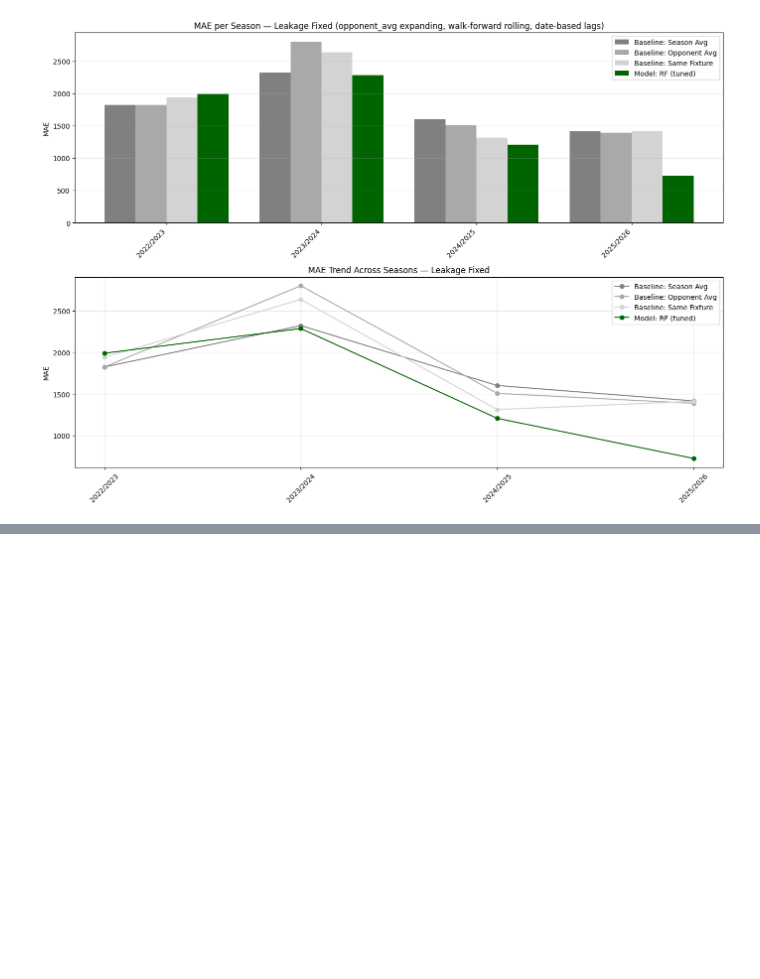
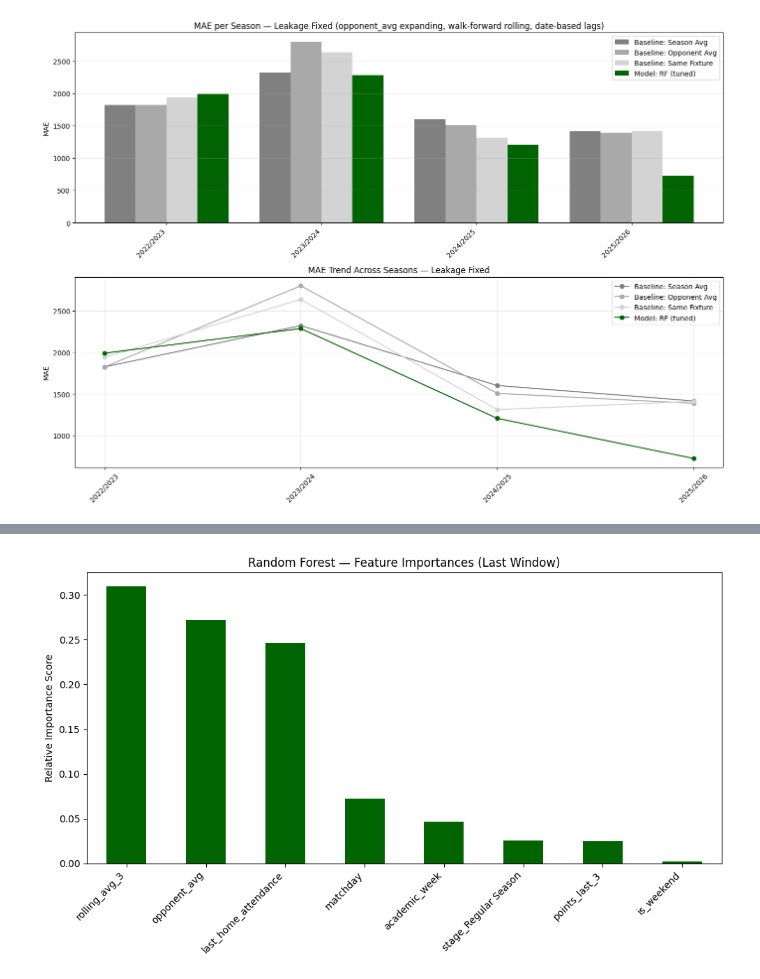
Before and after one commit to Oleksandr-Uvarov/OHL-team-16, a Jupyter notebook: match copy.ipynb, the cells around one changed output, grey strips where cells are left out. Drawn from its saved outputs; the diff is of its cells as text; code cells hidden in the pictures; blank space fills up the shorter version.

```diff
--- a/match copy.ipynb
+++ b/match copy.ipynb
@@ -1006,0 +1310,14 @@ Seasons available: ['2022/2023', '2023/2024', '2024/2025', '2025/2026']
+# %%
+importances_series = pd.Series(rf.feature_importances_, index=X_train.columns)
+
+sorted_importances = importances_series.sort_values(ascending=False)
+
+plt.figure(figsize=(10, 6))
+sorted_importances.plot(kind="bar", color="darkgreen")
+plt.title("Random Forest — Feature Importances (Last Window)")
+plt.ylabel("Relative Importance Score")
+plt.xticks(rotation=45, ha="right")
+plt.tight_layout()
+plt.show()
+# %% [output]
+[figure, added]
```
Also changed, not shown: parts of 4 cells of this notebook, 1 other file.
